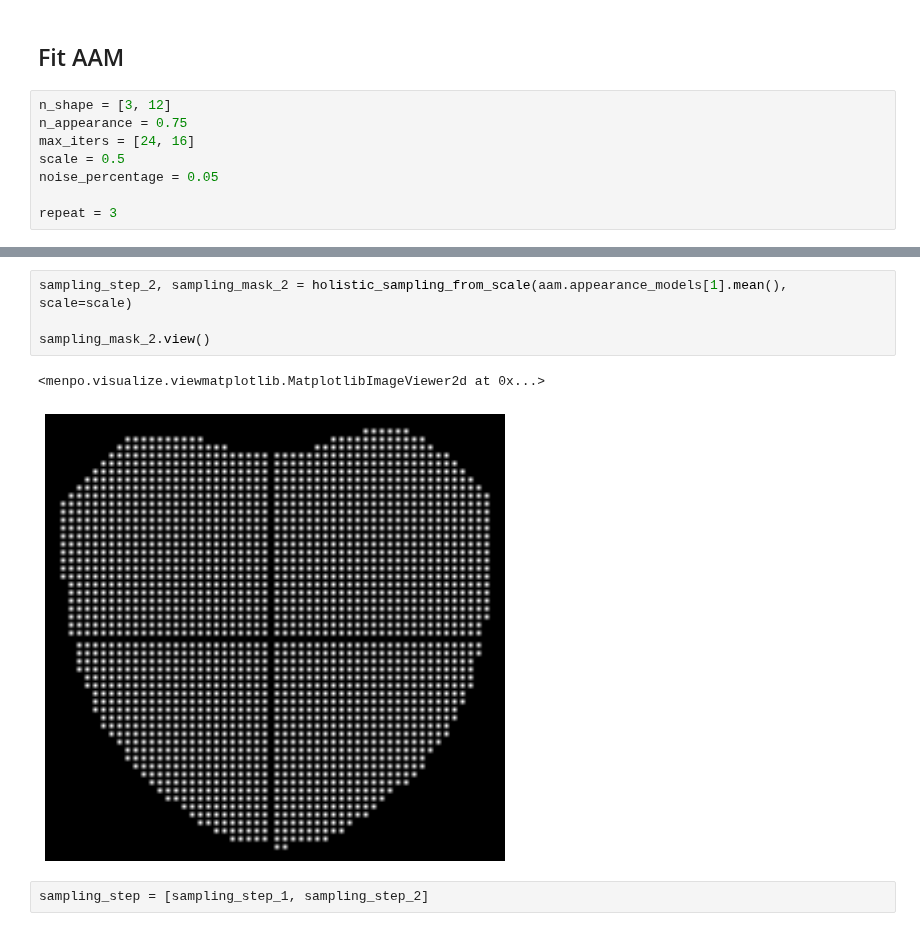
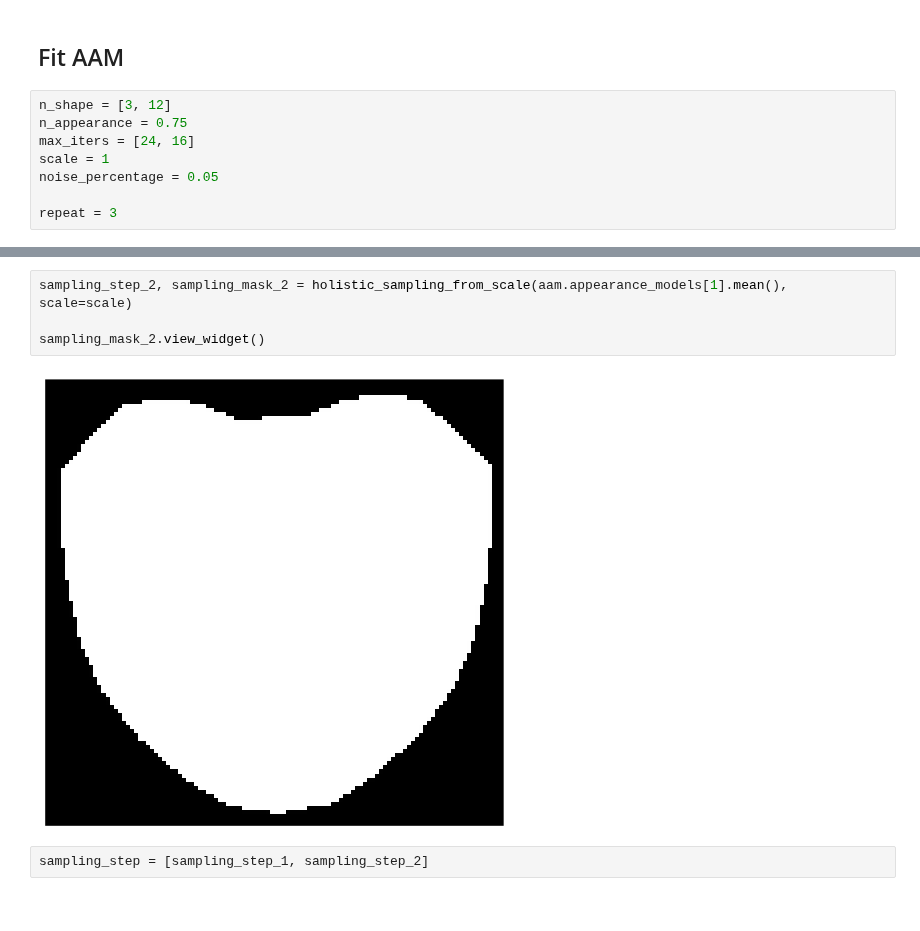
Before and after one commit to jalabort/scrap2, a Jupyter notebook: notebooks/alabort_arxiv2015/Exp_Alpha/Alpha - Asymmetric Gauss-Newton.ipynb, the cells around one changed output, grey strips where cells are left out. Saved outputs shown, nothing was run; the diff lists cells and outputs as text.

```diff
--- a/notebooks/alabort_arxiv2015/Exp_Alpha/Alpha - Asymmetric Gauss-Newton.ipynb
+++ b/notebooks/alabort_arxiv2015/Exp_Alpha/Alpha - Asymmetric Gauss-Newton.ipynb
@@ -61,7 +61,7 @@ visualize_images(test_images)
 n_shape = [3, 12]
 n_appearance = 0.75
 max_iters = [24, 16]
-scale = 0.5
+scale = 1
 noise_percentage = 0.05
 
 repeat = 3
@@ -76,10 +75,9 @@ sampling_mask_1.view()
 # %%
 sampling_step_2, sampling_mask_2 = holistic_sampling_from_scale(aam.appearance_models[1].mean(), scale=scale)
 
-sampling_mask_2.view()
+sampling_mask_2.view_widget()
 # %% [output]
-<menpo.visualize.viewmatplotlib.MatplotlibImageViewer2d at 0x...>
-[figure, old version]
+[figure, new version]
 # %%
 sampling_step = [sampling_step_1, sampling_step_2]
 # %% [markdown]
```
Also changed, not shown: parts of 1 cell of this notebook, 3 other files.
